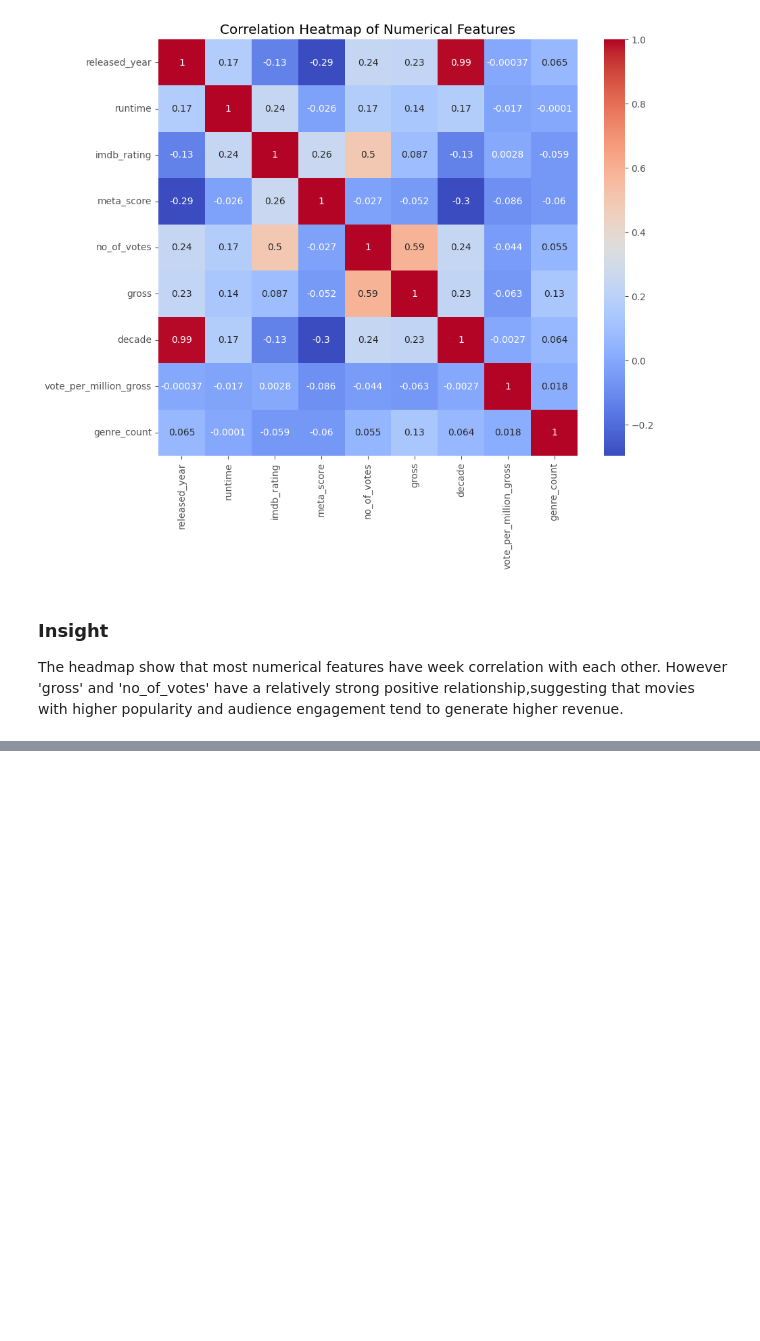
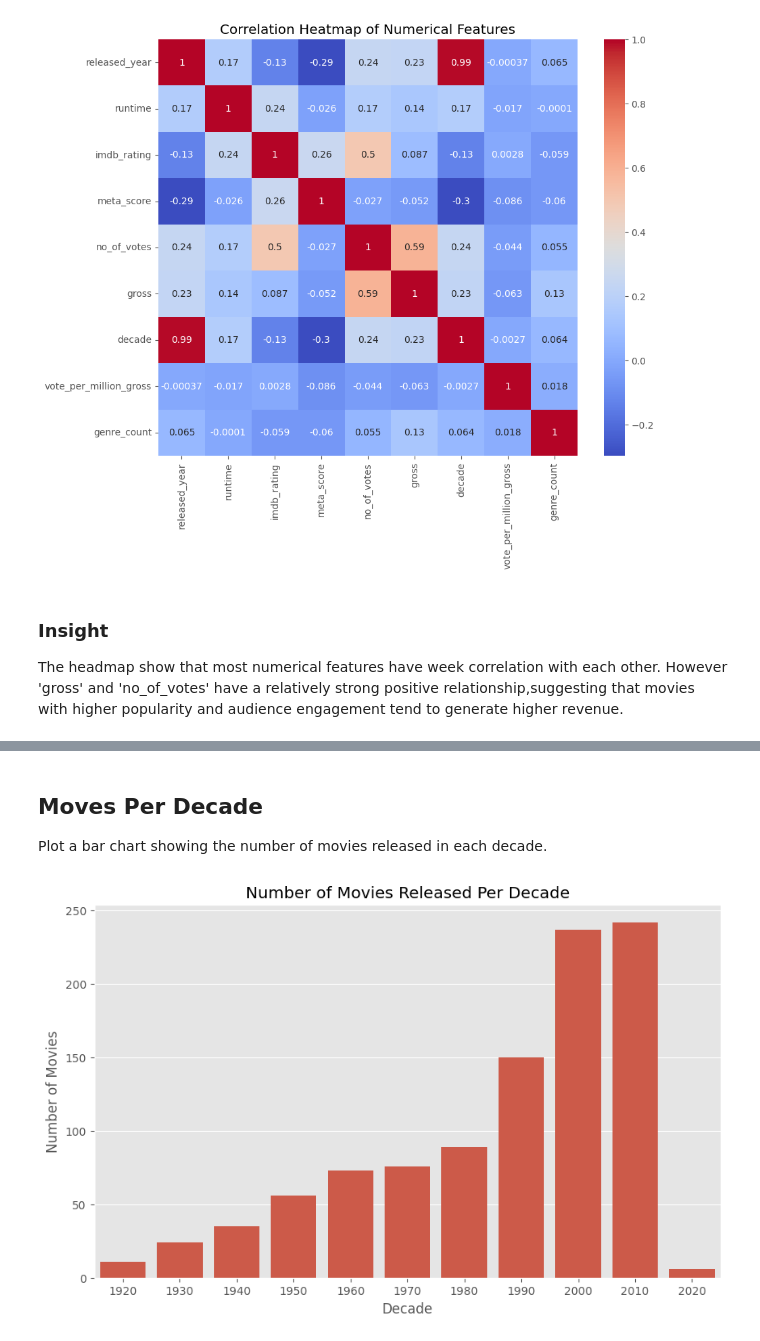
Before and after one commit to MahdiYaqobi/imdb-data-cleaning-project, a Jupyter notebook: notebooks/data-cleaning.ipynb, the cells around one changed output, grey strips where cells are left out. Saved outputs shown, nothing was run; the diff lists cells and outputs as text; code cells hidden in the pictures; blank space fills up the shorter version.

```diff
--- a/notebooks/data-cleaning.ipynb
+++ b/notebooks/data-cleaning.ipynb
@@ -333,0 +367,17 @@ However 'gross' and 'no_of_votes' have a relatively strong positive relationship
+# %% [markdown]
+## Moves Per Decade
+
+Plot a bar chart showing the number of movies released in each decade.
+# %%
+# movie per decade
+movies_per_decade=df['decade'].value_counts().sort_values()
+
+plt.figure(figsize=(10,6))
+
+sns.barplot(x=movies_per_decade.index, y=movies_per_decade.values)
+plt.title('Number of Movies Released Per Decade')
+plt.xlabel('Decade')
+plt.ylabel('Number of Movies')
+plt.show()
+# %% [output]
+[figure, added]
```
Also changed, not shown: parts of 10 cells of this notebook, 6 other files.
